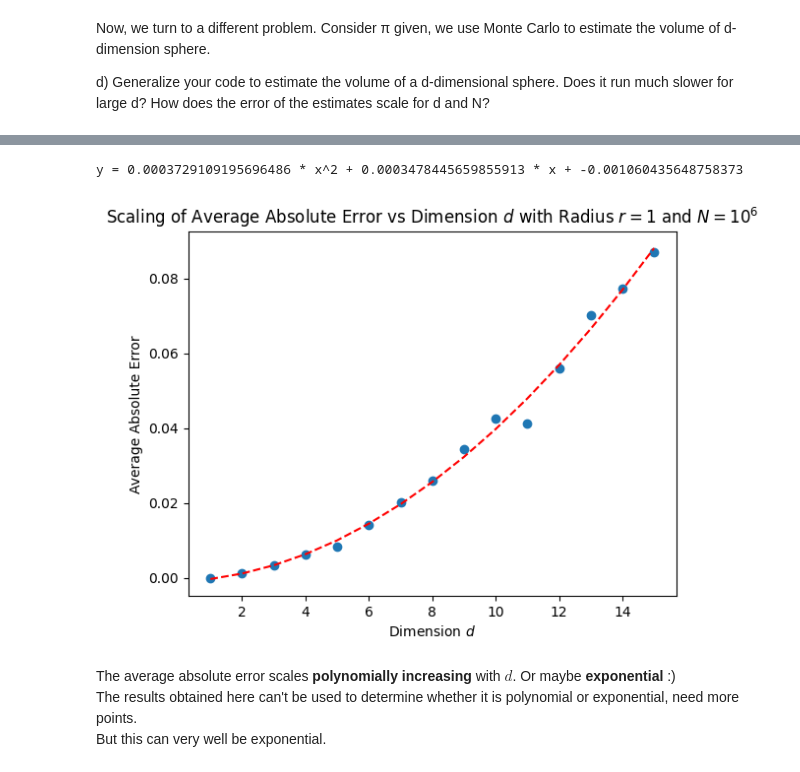
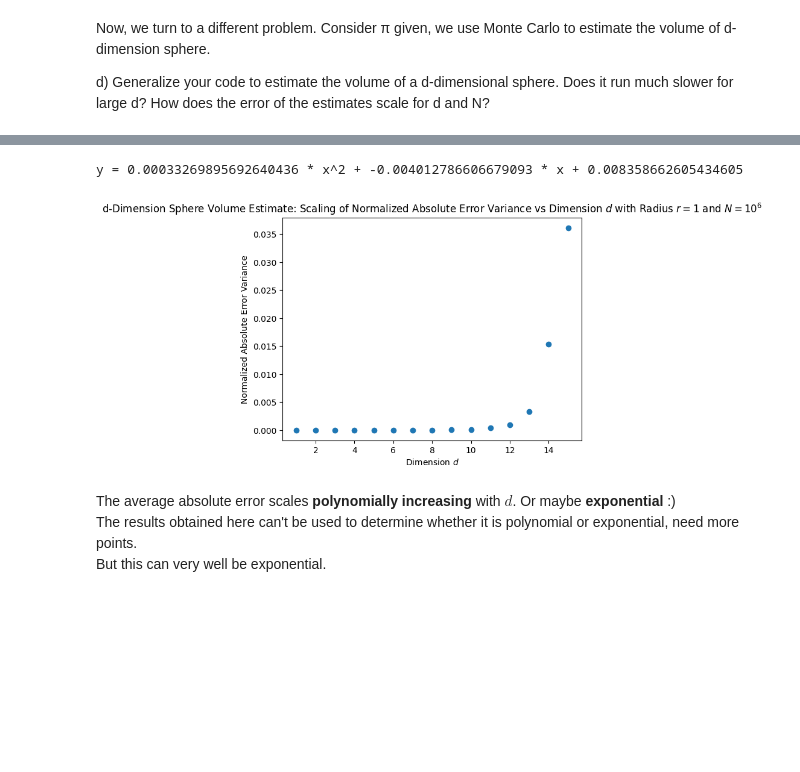
Before and after one commit to ericardomuten/TUM-PH2264, a Jupyter notebook: 1_classical_montecarlo/hw1_sub.ipynb, the cells around one changed output, grey strips where cells are left out. Cells and saved outputs as stored; diff of their text form; code cells hidden in the pictures; blank space fills up the shorter version.

```diff
--- a/1_classical_montecarlo/hw1_sub.ipynb
+++ b/1_classical_montecarlo/hw1_sub.ipynb
@@ -106,15 +108,17 @@ much slower for large d? How does the error of the estimates scale for d and N?
 # %%
 def hit_d_ball(coord, r):
 
-    return np.sum((coord)**2, axis=1) <= r
+    return np.sum((coord)**2, axis=1) <= r**2
 
 def estimate_d_ball_volume(N, d, r):
     coord = (np.random.rand(N, d)*2-1)
 
     num_of_hits = np.sum(hit_d_ball(coord, r))
-    d_ball_volume = ((2*r)**d) * num_of_hits/N
+    d_square_volume = (2*r)**d  # length of the sides to the power of the number of dimensions (e.g., for square, it's (2r)^2)
 
-    return d_ball_volume
+    d_ball_volume_estimate = d_square_volume * num_of_hits/N
+
+    return d_ball_volume_estimate
 # %%
 N = 10**6
 radius = 1
@@ -192,0 +225,14 @@ correct_volume
+# %%
+for i in range(9):
+    plt.scatter(N, error_list[i+1], label="d = " + str(i+2))
+
+plt.yscale("log")
+plt.xscale("log")
+plt.xlabel("$N$ (log scale)")
+plt.ylabel("Normalized Absolute Error Variance (log scale)")
+plt.title("d-Dimension Sphere Volume Estimate: Scaling of Normalized Absolute Error Variance vs $N$ with Radius $r = 1$ for Several Dimensions")
+
+plt.plot(N, 1/np.array(N), label="1/N", color='r')    # comparing the variance trend with 1/N
+
+plt.legend(loc='center left', bbox_to_anchor=(1, 0.5))
+plt.show()
@@ -196,7 +250,10 @@ d = [1, 2, 3, 4, 5, 6, 7, 8, 9, 10, 11, 12, 13, 14, 15]
 radius = 1
 iter = 100
 
-avg_abs_error = []
+var_error = []
 for dimension in d:
-     abs_error = abs(correct_volume[dimension-1] - np.array([estimate_d_ball_volume(N, dimension, radius) for i in range(iter)]))
-     avg_abs_error += [np.average(abs_error)]
+     abs_error = np.abs(correct_volume[dimension-1] - np.array([estimate_d_ball_volume(N, dimension, radius) for i in range(iter)]))/np.abs(correct_volume[dimension-1])
+     var_error += [np.var(abs_error)]
+
+
+var_error
@@ -221,31 +276,31 @@ avg_abs_error
 # %%
 x = d
-y = avg_abs_error
+y = var_error
 # define the estimate objective function (polynomial order-2)
 def objective(x, a, b, c):
  return a*x**2 + b*x + c
 # curve fit
 popt, _ = opt.curve_fit(objective, x, y)
 # summarize the parameter values
 a, b, c = popt
 print(f"y = {a} * x^2 + {b} * x + {c}")
 # plot input vs output
 plt.scatter(x, y)
 # define a sequence of inputs between the smallest and largest known inputs
 x_line = np.arange(min(x), max(x)+1, 1)
 # calculate the output for the range
 y_line = objective(x_line, a, b, c)
 # create a line plot for the mapping function
-plt.plot(x_line, y_line, '--', color='red')
+#plt.plot(x_line, y_line, '--', color='red')
 
 plt.xlabel("Dimension $d$")
-plt.ylabel("Average Absolute Error")
-plt.title("Scaling of Average Absolute Error vs Dimension $d$ with Radius $r = 1$ and $N = 10^6$")
+plt.ylabel("Normalized Absolute Error Variance")
+plt.title("d-Dimension Sphere Volume Estimate: Scaling of Normalized Absolute Error Variance vs Dimension $d$ with Radius $r = 1$ and $N = 10^6$")
 plt.show()
 plt.show()
 # %% [output]
-y = 0.0003729109195696486 * x^2 + 0.0003478445659855913 * x + -0.001060435648758373
+y = 0.00033269895692640436 * x^2 + -0.004012786606679093 * x + 0.008358662605434605
-[figure, old version]
+[figure, new version]
 # %% [markdown]
 The average absolute error scales **polynomially increasing** with $d$. Or maybe **exponential** :) <br>
 The results obtained here can't be used to determine whether it is polynomial or exponential, need more points. <br>
```
Also changed, not shown: parts of 28 cells of this notebook, 1 other file.
